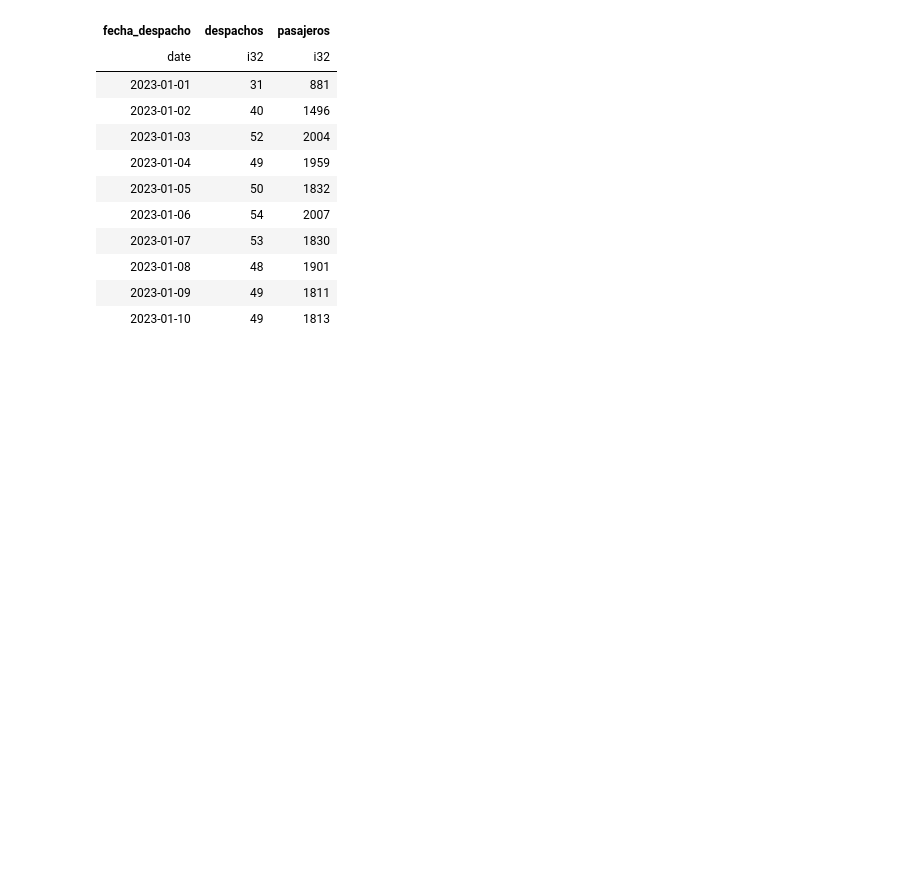
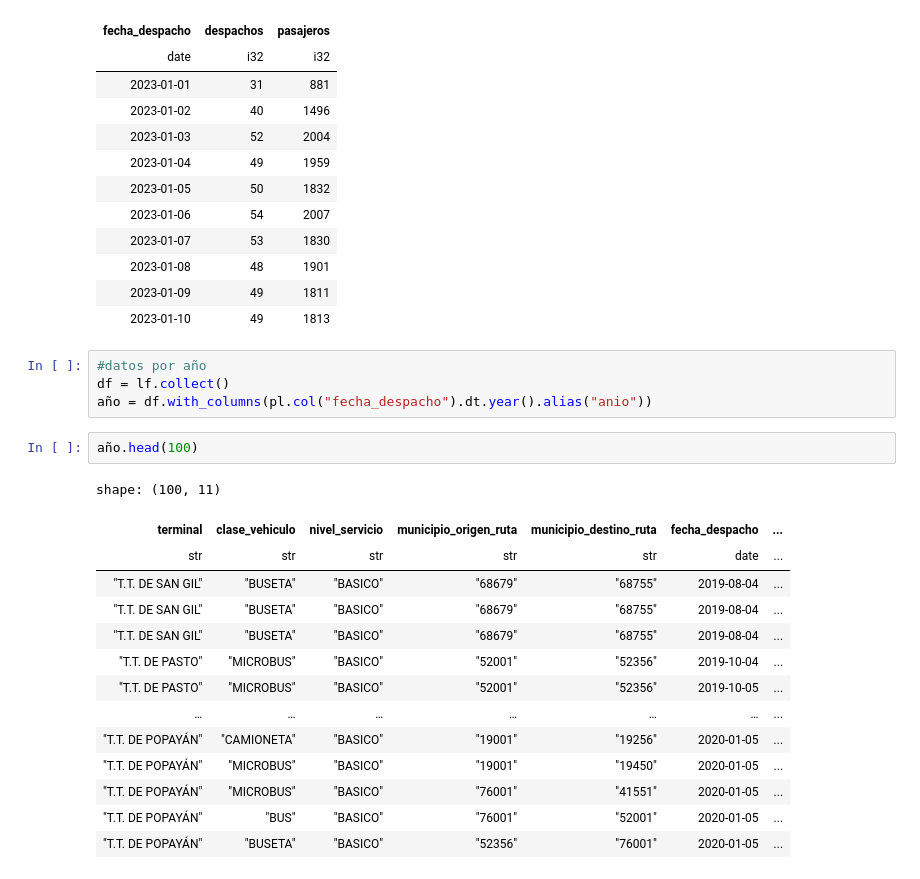
Before and after one commit to MgtDevNet/T03_REDES_NEURONALES_, a Jupyter notebook: modulo1_demanda/notebooks/02_familiarizacion_y_filtros.ipynb, the cells around one changed output. Saved outputs shown, nothing was run; the diff lists cells and outputs as text; blank space fills up the shorter version.

Commit message:
informacion exogena, modelo base y propuesta de tablero (feita)

```diff
--- a/modulo1_demanda/notebooks/02_familiarizacion_y_filtros.ipynb
+++ b/modulo1_demanda/notebooks/02_familiarizacion_y_filtros.ipynb
@@ -257,3 +264,24 @@ shape: (10, 3)
 | 2023-01-08 | 48 | 1901 |
 | 2023-01-09 | 49 | 1811 |
 | 2023-01-10 | 49 | 1813 |
+# %%
+#datos por año
+df = lf.collect()
+año = df.with_columns(pl.col("fecha_despacho").dt.year().alias("anio"))
+# %%
+año.head(100)
+# %% [output]
+shape: (100, 11)
+| terminal | clase_vehiculo | nivel_servicio | municipio_origen_ruta | municipio_destino_ruta | fecha_despacho | ... |
+| str | str | str | str | str | date | ... |
+| "T.T. DE SAN GIL" | "BUSETA" | "BASICO" | "68679" | "68755" | 2019-08-04 | ... |
+| "T.T. DE SAN GIL" | "BUSETA" | "BASICO" | "68679" | "68755" | 2019-08-04 | ... |
+| "T.T. DE SAN GIL" | "BUSETA" | "BASICO" | "68679" | "68755" | 2019-08-04 | ... |
+| "T.T. DE PASTO" | "MICROBUS" | "BASICO" | "52001" | "52356" | 2019-10-04 | ... |
+| "T.T. DE PASTO" | "MICROBUS" | "BASICO" | "52001" | "52356" | 2019-10-05 | ... |
+| … | … | … | … | … | … | ... |
+| "T.T. DE POPAYÁN" | "CAMIONETA" | "BASICO" | "19001" | "19256" | 2020-01-05 | ... |
+| "T.T. DE POPAYÁN" | "MICROBUS" | "BASICO" | "19001" | "19450" | 2020-01-05 | ... |
+| "T.T. DE POPAYÁN" | "MICROBUS" | "BASICO" | "76001" | "41551" | 2020-01-05 | ... |
+| "T.T. DE POPAYÁN" | "BUS" | "BASICO" | "76001" | "52001" | 2020-01-05 | ... |
+| "T.T. DE POPAYÁN" | "BUSETA" | "BASICO" | "52356" | "76001" | 2020-01-05 | ... |
```
Also changed, not shown: parts of 3 cells of this notebook, 38 other files.
